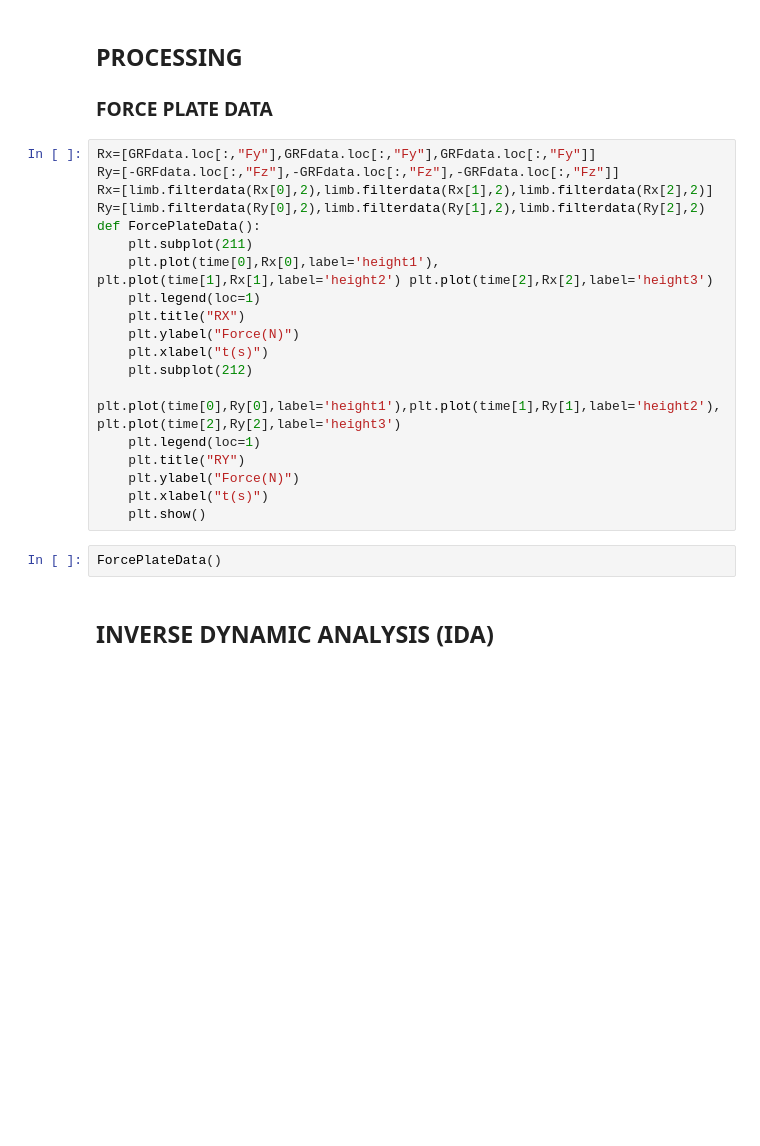
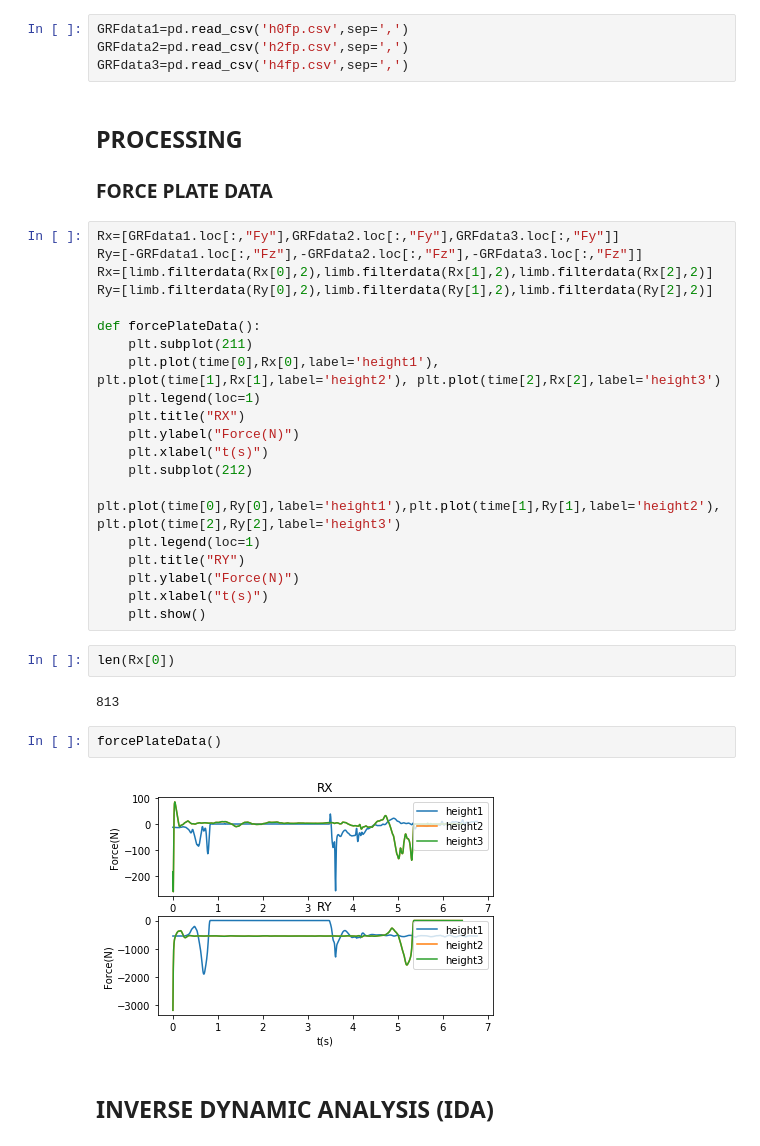
Before and after one commit to abhijeetvyas/MHM-project, a Jupyter notebook: Template-Copy_achraj.ipynb, the cells around one changed output. Saved outputs shown, nothing was run; the diff lists cells and outputs as text; blank space fills up the shorter version.

```diff
--- a/Template-Copy_achraj.ipynb
+++ b/Template-Copy_achraj.ipynb
@@ -245,14 +265,19 @@ GRFdata=pd.read_csv('interpolated_data.csv',sep=',')
+# %%
+GRFdata1=pd.read_csv('h0fp.csv',sep=',')
+GRFdata2=pd.read_csv('h2fp.csv',sep=',')
+GRFdata3=pd.read_csv('h4fp.csv',sep=',')
 # %% [markdown]
 ## PROCESSING
 ### FORCE PLATE DATA
 # %%
-Rx=[GRFdata.loc[:,"Fy"],GRFdata.loc[:,"Fy"],GRFdata.loc[:,"Fy"]]
-Ry=[-GRFdata.loc[:,"Fz"],-GRFdata.loc[:,"Fz"],-GRFdata.loc[:,"Fz"]]
+Rx=[GRFdata1.loc[:,"Fy"],GRFdata2.loc[:,"Fy"],GRFdata3.loc[:,"Fy"]]
+Ry=[-GRFdata1.loc[:,"Fz"],-GRFdata2.loc[:,"Fz"],-GRFdata3.loc[:,"Fz"]]
 Rx=[limb.filterdata(Rx[0],2),limb.filterdata(Rx[1],2),limb.filterdata(Rx[2],2)]
-Ry=[limb.filterdata(Ry[0],2),limb.filterdata(Ry[1],2),limb.filterdata(Ry[2],2)
-def ForcePlateData():
+Ry=[limb.filterdata(Ry[0],2),limb.filterdata(Ry[1],2),limb.filterdata(Ry[2],2)]
+
+def forcePlateData():
     plt.subplot(211)
-    plt.plot(time[0],Rx[0],label='height1'), plt.plot(time[1],Rx[1],label='height2') plt.plot(time[2],Rx[2],label='height3')
+    plt.plot(time[0],Rx[0],label='height1'), plt.plot(time[1],Rx[1],label='height2'), plt.plot(time[2],Rx[2],label='height3')
     plt.legend(loc=1)
     plt.title("RX")
     plt.ylabel("Force(N)")
@@ -264,8 +289,14 @@ def ForcePlateData():
     plt.ylabel("Force(N)")
     plt.xlabel("t(s)")
     plt.show()
-# %%
-ForcePlateData()
+# %%
+len(Rx[0])
+# %% [output]
+813
+# %%
+forcePlateData()
+# %% [output]
+[figure, added]
 # %% [markdown]
 ## INVERSE DYNAMIC ANALYSIS (IDA)
 # %%
```
Also changed, not shown: parts of 32 cells of this notebook, 17 other files.
